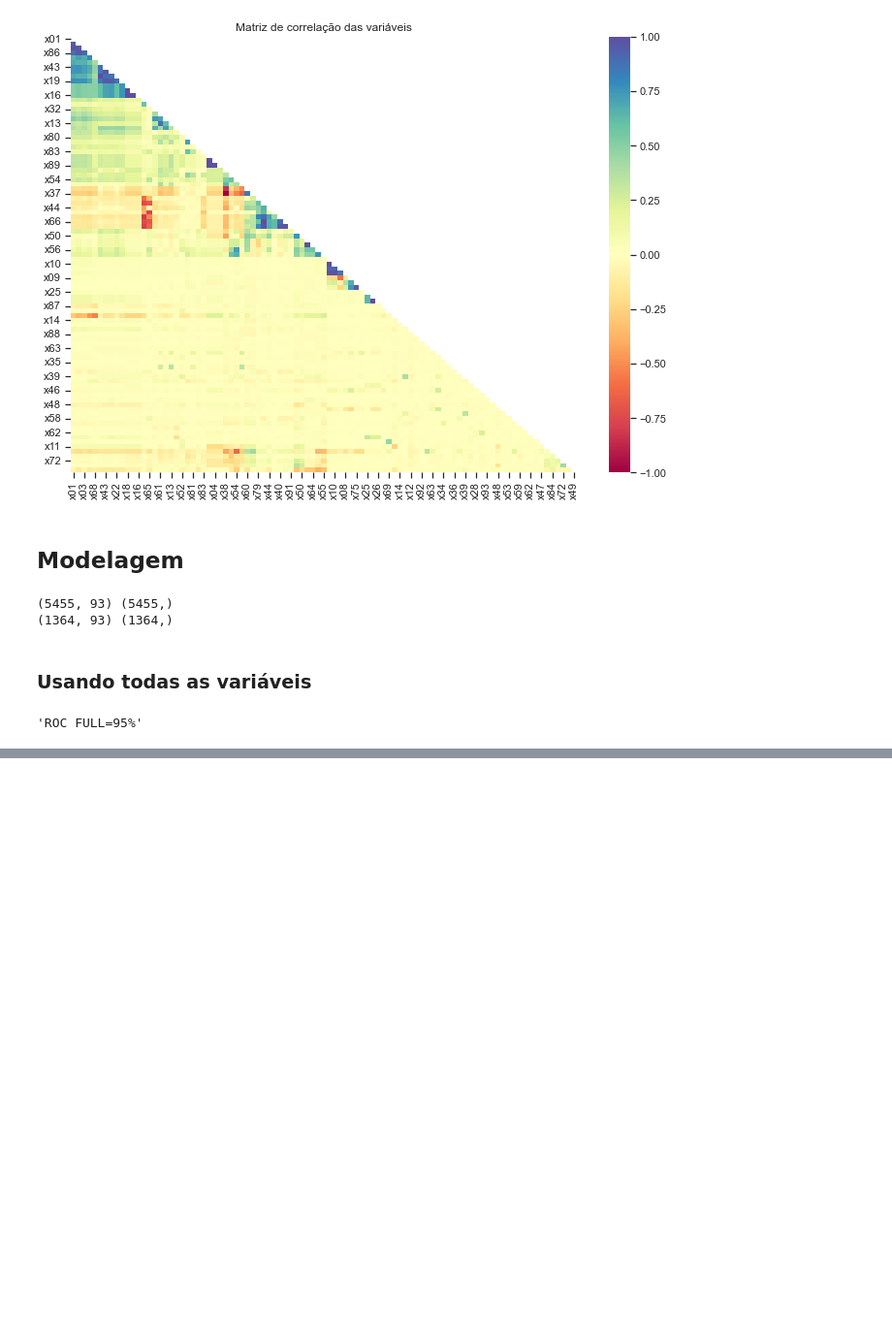
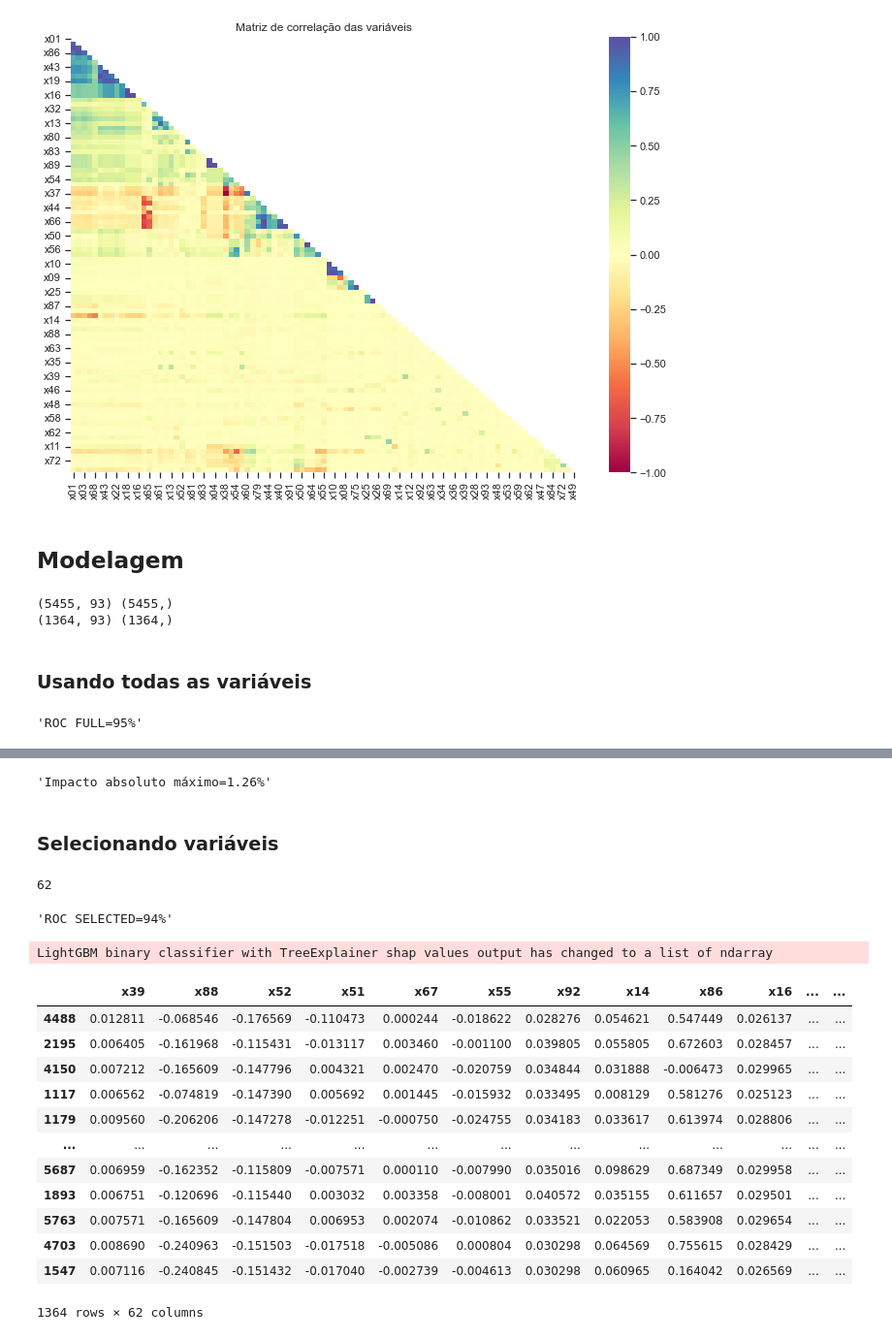
Before and after one commit to fabiogbaccarin/grupo-estudos-colinearidade, a Jupyter notebook: taiwan.ipynb, the cells around one changed output, grey strips where cells are left out. Shown at 97% size. Saved outputs shown, nothing was run; the diff lists cells and outputs as text; code cells hidden in the pictures; blank space fills up the shorter version.

```diff
--- a/taiwan.ipynb
+++ b/taiwan.ipynb
@@ -156,0 +257,6 @@ f"ROC FULL={roc_full:.0%}"
+# %%
+"Impacto absoluto máximo={:.2%}".format(perm_importances.abs().max())
+# %% [output]
+'Impacto absoluto máximo=1.26%'
+# %% [markdown]
+### Selecionando variáveis
@@ -156,0 +293,5 @@ f"ROC FULL={roc_full:.0%}"
+# %%
+keep = select_features_by_corr(X_train, y_train)
+len(keep)
+# %% [output]
+62
@@ -156,0 +300,38 @@ f"ROC FULL={roc_full:.0%}"
+# %%
+lgbc_sel = pipeline.make_pipeline(
+    preprocessing.FunctionTransformer(lambda df: df.filter(keep)),
+    preprocessor,
+    lightgbm.LGBMClassifier(random_state=0)
+).fit(X_train, y_train)
+
+probs_sel = pd.Series(
+    lgbc_sel.predict_proba(X_test)[:, 1],
+    index=X_test.index,
+    name="probs_sel"
+)
+roc_sel = metrics.roc_auc_score(y_test, probs_sel)
+f"ROC SELECTED={roc_sel:.0%}"
+# %% [output]
+'ROC SELECTED=94%'
+# %%
+shaps_sel = pd.DataFrame(
+    shap.TreeExplainer(lgbc_sel["lgbmclassifier"]).shap_values(X_test.filter(keep))[0],
+    index=X_test.filter(keep).index,
+    columns=X_test.filter(keep).columns
+)
+shaps_sel
+# %% [output]
+LightGBM binary classifier with TreeExplainer shap values output has changed to a list of ndarray
+|  | x39 | x88 | x52 | x51 | x67 | x55 | x92 | x14 | x86 | x16 | ... | ... |
+| 4488 | 0.012811 | -0.068546 | -0.176569 | -0.110473 | 0.000244 | -0.018622 | 0.028276 | 0.054621 | 0.547449 | 0.026137 | ... | ... |
+| 2195 | 0.006405 | -0.161968 | -0.115431 | -0.013117 | 0.003460 | -0.001100 | 0.039805 | 0.055805 | 0.672603 | 0.028457 | ... | ... |
+| 4150 | 0.007212 | -0.165609 | -0.147796 | 0.004321 | 0.002470 | -0.020759 | 0.034844 | 0.031888 | -0.006473 | 0.029965 | ... | ... |
+| 1117 | 0.006562 | -0.074819 | -0.147390 | 0.005692 | 0.001445 | -0.015932 | 0.033495 | 0.008129 | 0.581276 | 0.025123 | ... | ... |
+| 1179 | 0.009560 | -0.206206 | -0.147278 | -0.012251 | -0.000750 | -0.024755 | 0.034183 | 0.033617 | 0.613974 | 0.028806 | ... | ... |
+| ... | ... | ... | ... | ... | ... | ... | ... | ... | ... | ... | ... | ... |
+| 5687 | 0.006959 | -0.162352 | -0.115809 | -0.007571 | 0.000110 | -0.007990 | 0.035016 | 0.098629 | 0.687349 | 0.029958 | ... | ... |
+| 1893 | 0.006751 | -0.120696 | -0.115440 | 0.003032 | 0.003358 | -0.008001 | 0.040572 | 0.035155 | 0.611657 | 0.029501 | ... | ... |
+| 5763 | 0.007571 | -0.165609 | -0.147804 | 0.006953 | 0.002074 | -0.010862 | 0.033521 | 0.022053 | 0.583908 | 0.029654 | ... | ... |
+| 4703 | 0.008690 | -0.240963 | -0.151503 | -0.017518 | -0.005086 | 0.000804 | 0.030298 | 0.064569 | 0.755615 | 0.028429 | ... | ... |
+| 1547 | 0.007116 | -0.240845 | -0.151432 | -0.017040 | -0.002739 | -0.004613 | 0.030298 | 0.060965 | 0.164042 | 0.026569 | ... | ... |
+1364 rows × 62 columns
```
Also changed, not shown: parts of 19 cells of this notebook.
